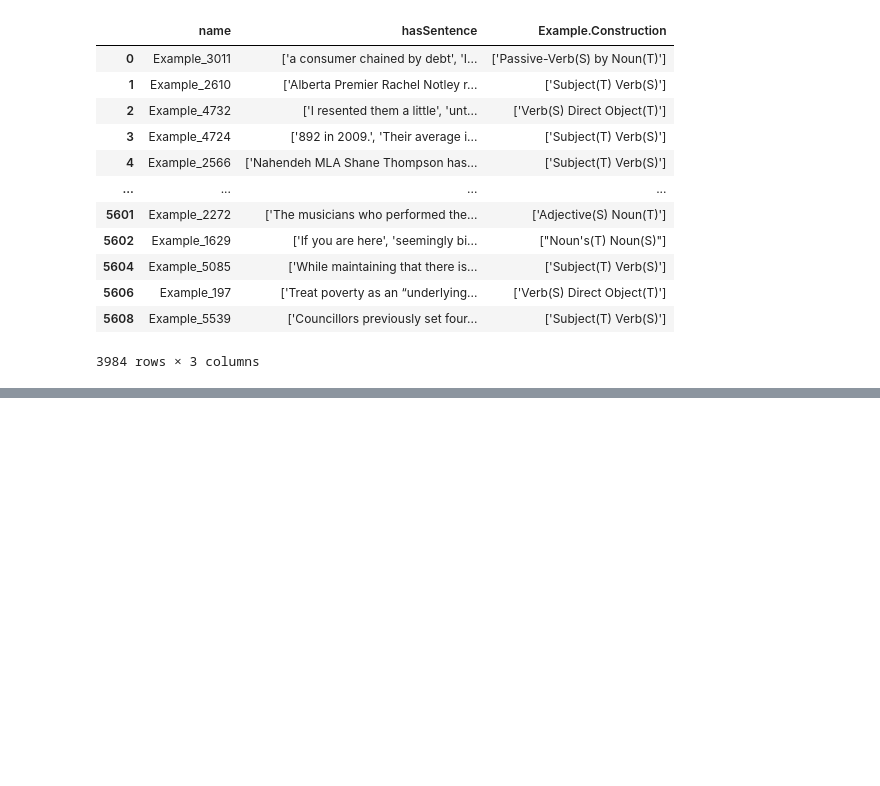
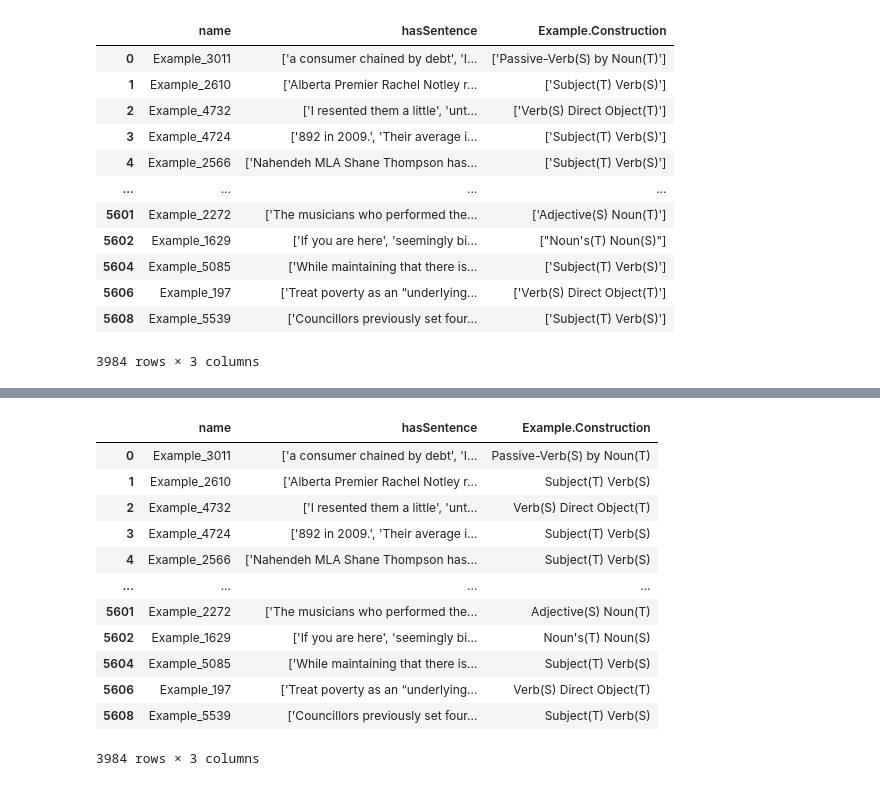
Before and after one commit to MORImementos/DissertationRepository, a Jupyter notebook: workflow/examples.ipynb, the cells around one changed output, grey strips where cells are left out. Drawn from its saved outputs; the diff is of its cells as text; code cells hidden in the pictures; blank space fills up the shorter version.

```diff
--- a/workflow/examples.ipynb
+++ b/workflow/examples.ipynb
@@ -38,3 +38,7 @@ df
 | 5606 | Example_197 | ['Treat poverty as an “underlying... | ['Verb(S) Direct Object(T)'] |
 | 5608 | Example_5539 | ['Councillors previously set four... | ['Subject(T) Verb(S)'] |
 3984 rows × 3 columns
+# %%
+import ast
+
+df['Example.Construction'] = df['Example.Construction'].apply(lambda x: ast.literal_eval(x)[0])
@@ -40,0 +63,16 @@ df
+# %%
+df
+# %% [output]
+|  | name | hasSentence | Example.Construction |
+| 0 | Example_3011 | ['a consumer chained by debt', 'I... | Passive-Verb(S) by Noun(T) |
+| 1 | Example_2610 | ['Alberta Premier Rachel Notley r... | Subject(T) Verb(S) |
+| 2 | Example_4732 | ['I resented them a little', 'unt... | Verb(S) Direct Object(T) |
+| 3 | Example_4724 | ['892 in 2009.', 'Their average i... | Subject(T) Verb(S) |
+| 4 | Example_2566 | ['Nahendeh MLA Shane Thompson has... | Subject(T) Verb(S) |
+| ... | ... | ... | ... |
+| 5601 | Example_2272 | ['The musicians who performed the... | Adjective(S) Noun(T) |
+| 5602 | Example_1629 | ['If you are here', 'seemingly bi... | Noun's(T) Noun(S) |
+| 5604 | Example_5085 | ['While maintaining that there is... | Subject(T) Verb(S) |
+| 5606 | Example_197 | ['Treat poverty as an “underlying... | Verb(S) Direct Object(T) |
+| 5608 | Example_5539 | ['Councillors previously set four... | Subject(T) Verb(S) |
+3984 rows × 3 columns
```
Also changed, not shown: parts of 1 cell of this notebook, 1 other file.
